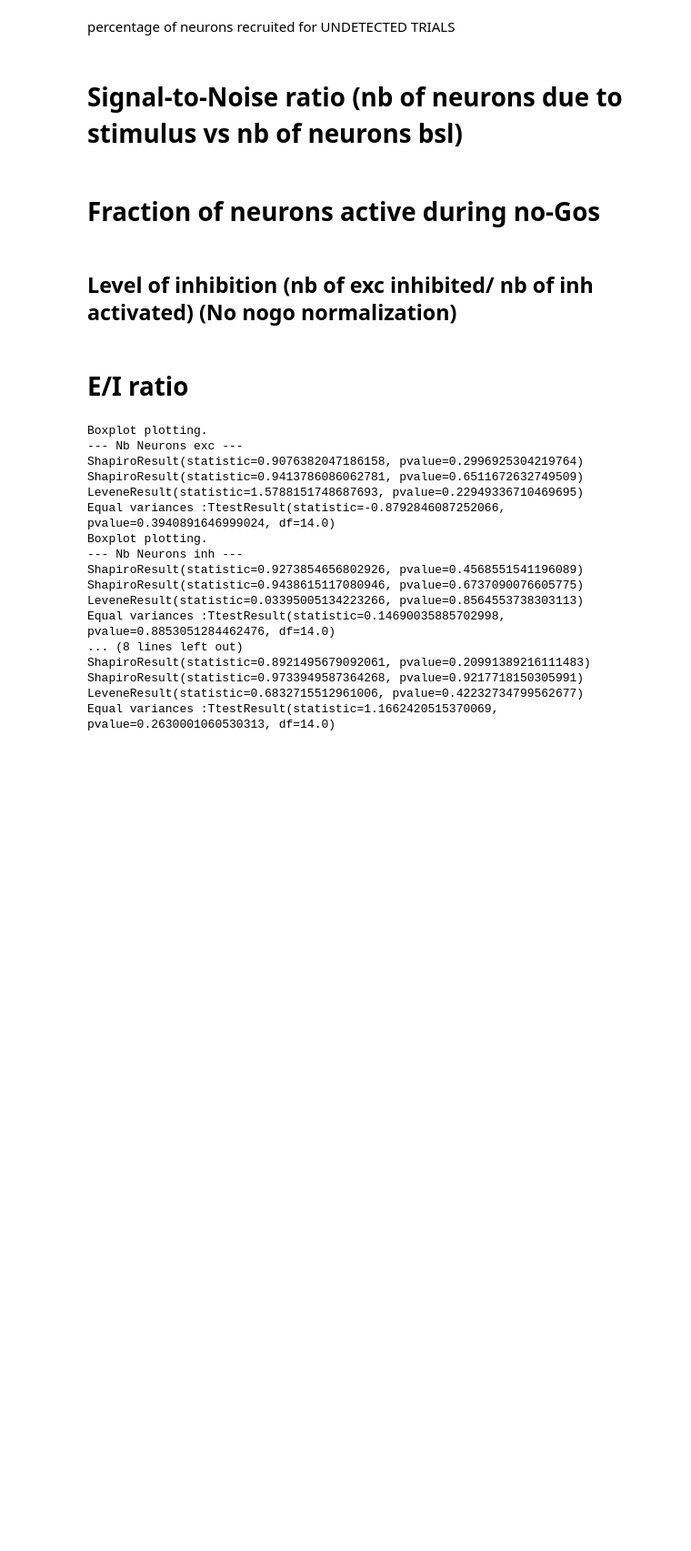
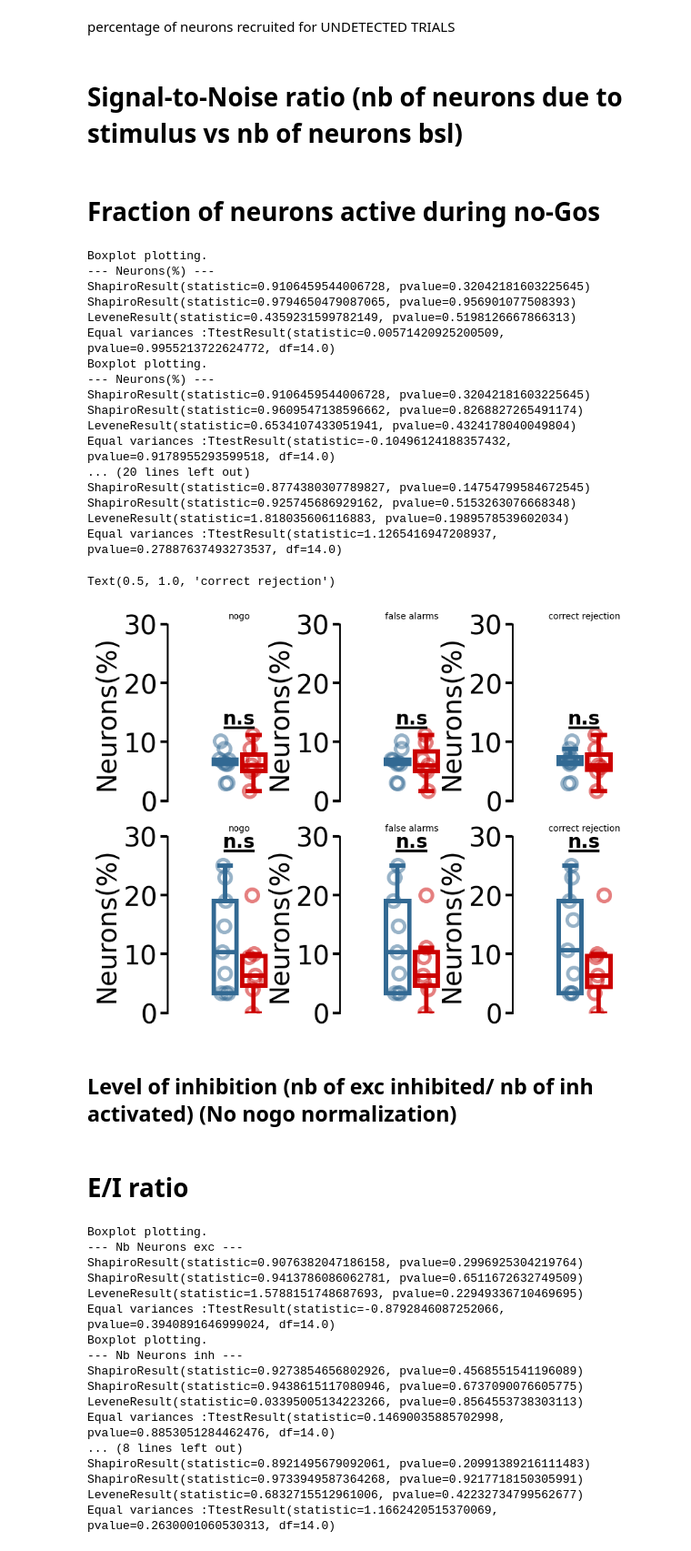
Before and after one commit to OuraniaSem/Percephone, a Jupyter notebook: Figures/responsivity_figures.ipynb, the cells around one changed output. Shown at 91% size. Cells and saved outputs as stored; diff of their text form; code cells hidden in the pictures; blank space fills up the shorter version.

Commit message:
modify nogo function

```diff
--- a/Figures/responsivity_figures.ipynb
+++ b/Figures/responsivity_figures.ipynb
@@ -555,34 +555,86 @@ def SNR( pattern, n_type, ko, stim_ampl="all"):
 # %% [markdown]
 # Fraction of neurons active during no-Gos
 # %%
-def nogo_fraction(pattern, n_type, ko):
+def nogo_fraction(pattern, n_type, ko, fa_cr_discrimination=True, return_fa=True):
     wt_det, wt_undet, ko_det, ko_undet = [], [], [], []
+
     for rec in recs.values():
         # rec.responsivity()
         resp_mat = rec.matrices["EXC"]["Responsivity"]
         total_n = len(rec.zscore_exc)
         if n_type == "INH":
             resp_mat = rec.matrices["INH"]["Responsivity"]
             total_n = len(rec.zscore_inh)
 
-        n_baseline = (np.mean(np.count_nonzero(resp_mat[:, rec.stim_ampl == 0], axis=0)) / total_n) * 100
+        if fa_cr_discrimination:
+            fa_timing, cr_timing, fa_timing1, cr_timing1 = [],[],[],[]
+            no_go_timing = rec.stim_time[rec.stim_ampl==0]
+            for i in no_go_timing:
+                for y in rec.lick_time:
+                    if y-i<30:
+                        fa_timing.append(i)
+                    else:
+                        cr_timing.append(i)
+            n_baseline_fa = (np.mean(np.count_nonzero(resp_mat[:, np.isin(rec.stim_time, fa_timing)], axis=0)) / total_n) * 100
+            n_baseline_cr = (np.mean(np.count_nonzero(resp_mat[:, np.isin(rec.stim_time, cr_timing)], axis=0)) / total_n) * 100
+
+            if return_fa:
+                n_baseline = n_baseline_fa
+            else:
+                n_baseline = n_baseline_cr
+        else:
+            n_baseline = (np.mean(np.count_nonzero(resp_mat[:, rec.stim_ampl == 0], axis=0)) / total_n) * 100
+
         if rec.genotype == "WT":
             wt_det.append(n_baseline)
         elif rec.genotype == "KO-Hypo":
             ko_det.append(n_baseline)
 
         elif rec.genotype == "KO" and ko == "KO":
             ko_det.append(n_baseline)
 
     return wt_det, ko_det
-wt_det, ko_det = nogo_fraction(pattern=0, n_type="EXC", ko="KO-hypo")
-wt_det1, ko_det1 = nogo_fraction(pattern=0, n_type="INH", ko="ko-hypo")
-fig, axs = plt.subplots(1, 2, figsize=(10, 8))
-ylim = [0, 50]
-ppt.boxplot(axs[0], wt_det, ko_det, "Neurons(%)", ylim=ylim)
-axs[0].set_title("nogo EXC Detected", fontsize=10)
-ppt.boxplot(axs[1], wt_det1, ko_det1, "Neurons(%)", ylim=ylim)
-axs[1].set_title("nogo EXC Undetected", fontsize=10)
+
+wt_exc_nogo, ko_exc_nogo = nogo_fraction(pattern=0, n_type="EXC", ko="KO-hypo", fa_cr_discrimination=False)
+wt_exc_fa, ko_exc_fa = nogo_fraction(pattern=0, n_type="EXC", ko="ko-hypo", fa_cr_discrimination=True, return_fa=True)
+wt_exc_cr, ko_exc_cr = nogo_fraction(pattern=0, n_type="EXC", ko="ko-hypo", fa_cr_discrimination=True, return_fa=False)
+wt_inh_nogo, ko_inh_nogo = nogo_fraction(pattern=0, n_type="INH", ko="ko-hypo", fa_cr_discrimination=False)
+wt_inh_fa, ko_inh_fa = nogo_fraction(pattern=0, n_type="INH",ko="ko-hypo", fa_cr_discrimination=True, return_fa=True)
+wt_inh_cr, ko_inh_cr = nogo_fraction(pattern=0, n_type="INH", ko="ko-hypo", fa_cr_discrimination=True, return_fa=False)
+fig, axs = plt.subplots(2, 3, figsize=(10, 8))
+ylim = [0, 30]
+ppt.boxplot(axs[0,0], wt_exc_nogo, ko_exc_nogo, "Neurons(%)", ylim=ylim)
+ppt.boxplot(axs[0,1], wt_exc_fa, ko_exc_fa, "Neurons(%)", ylim=ylim)
+ppt.boxplot(axs[0,2], wt_exc_cr, ko_exc_cr, "Neurons(%)", ylim=ylim)
+axs[0,0].set_title("nogo", fontsize=10)
+axs[0,1].set_title("false alarms", fontsize=10)
+axs[0,2].set_title("correct rejection", fontsize=10)
+ppt.boxplot(axs[1,0], wt_inh_nogo, ko_inh_nogo, "Neurons(%)", ylim=ylim)
+ppt.boxplot(axs[1,1], wt_inh_fa, ko_inh_fa, "Neurons(%)", ylim=ylim)
+ppt.boxplot(axs[1,2], wt_inh_cr, ko_inh_cr, "Neurons(%)", ylim=ylim)
+axs[1,0].set_title("nogo", fontsize=10)
+axs[1,1].set_title("false alarms", fontsize=10)
+axs[1,2].set_title("correct rejection", fontsize=10)
+# %% [output]
+Boxplot plotting.
+--- Neurons(%) ---
+ShapiroResult(statistic=0.9106459544006728, pvalue=0.32042181603225645)
+ShapiroResult(statistic=0.9794650479087065, pvalue=0.956901077508393)
+LeveneResult(statistic=0.4359231599782149, pvalue=0.5198126667866313)
+Equal variances :TtestResult(statistic=0.00571420925200509, pvalue=0.9955213722624772, df=14.0)
+Boxplot plotting.
+--- Neurons(%) ---
+ShapiroResult(statistic=0.9106459544006728, pvalue=0.32042181603225645)
+ShapiroResult(statistic=0.9609547138596662, pvalue=0.8268827265491174)
+LeveneResult(statistic=0.6534107433051941, pvalue=0.4324178040049804)
+Equal variances :TtestResult(statistic=-0.10496124188357432, pvalue=0.9178955293599518, df=14.0)
+... (20 lines left out)
+ShapiroResult(statistic=0.8774380307789827, pvalue=0.14754799584672545)
+ShapiroResult(statistic=0.925745686929162, pvalue=0.5153263076668348)
+LeveneResult(statistic=1.818035606116883, pvalue=0.1989578539602034)
+Equal variances :TtestResult(statistic=1.1265416947208937, pvalue=0.27887637493273537, df=14.0)
+Text(0.5, 1.0, 'correct rejection')
+[figure, added]
 # %% [markdown]
 ## Level of inhibition (nb of exc inhibited/ nb of inh activated) (No nogo normalization)
 # %%
```
